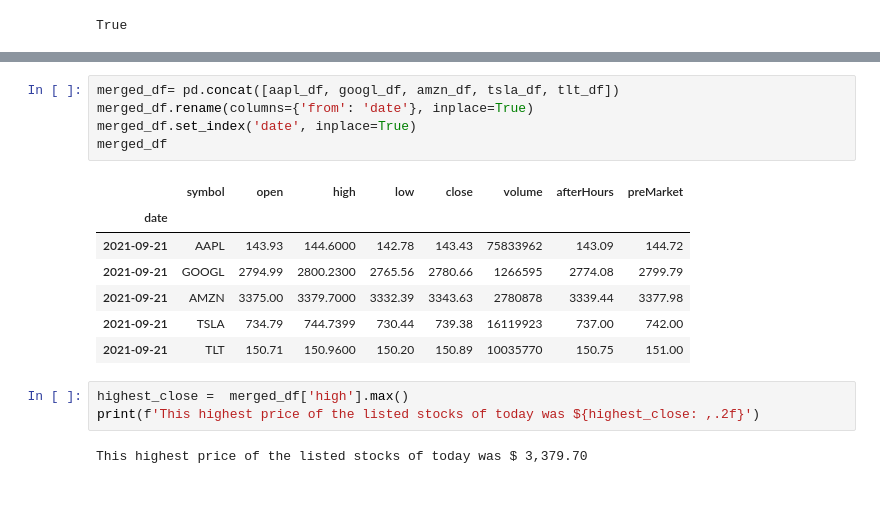
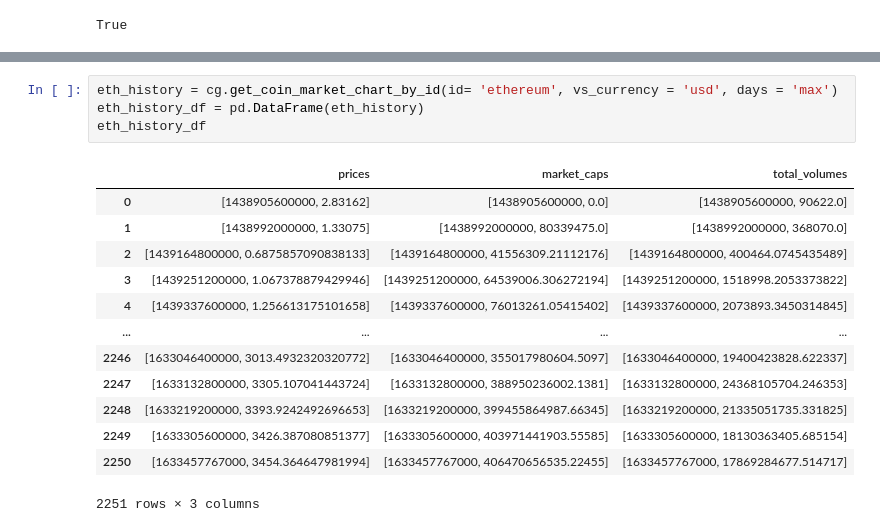
Before and after one commit to toniahurst/project_2, a Jupyter notebook: data_collection_db.ipynb, the cells around one changed output, grey strips where cells are left out. Drawn from its saved outputs; the diff is of its cells as text; blank space fills up the shorter version.

```diff
--- a/data_collection_db.ipynb
+++ b/data_collection_db.ipynb
@@ -199,18 +60,18 @@ tlt_df
-# %%
-merged_df= pd.concat([aapl_df, googl_df, amzn_df, tsla_df, tlt_df])
-merged_df.rename(columns={'from': 'date'}, inplace=True)
-merged_df.set_index('date', inplace=True)
-merged_df
-# %% [output]
-|  | symbol | open | high | low | close | volume | afterHours | preMarket |
-| date |  |  |  |  |  |  |  |  |
-| 2021-09-21 | AAPL | 143.93 | 144.6000 | 142.78 | 143.43 | 75833962 | 143.09 | 144.72 |
-| 2021-09-21 | GOOGL | 2794.99 | 2800.2300 | 2765.56 | 2780.66 | 1266595 | 2774.08 | 2799.79 |
-| 2021-09-21 | AMZN | 3375.00 | 3379.7000 | 3332.39 | 3343.63 | 2780878 | 3339.44 | 3377.98 |
-| 2021-09-21 | TSLA | 734.79 | 744.7399 | 730.44 | 739.38 | 16119923 | 737.00 | 742.00 |
-| 2021-09-21 | TLT | 150.71 | 150.9600 | 150.20 | 150.89 | 10035770 | 150.75 | 151.00 |
-# %%
-highest_close =  merged_df['high'].max()
-print(f'This highest price of the listed stocks of today was ${highest_close: ,.2f}')
-# %% [output]
-This highest price of the listed stocks of today was $ 3,379.70
+# %%
+eth_history = cg.get_coin_market_chart_by_id(id= 'ethereum', vs_currency = 'usd', days = 'max')
+eth_history_df = pd.DataFrame(eth_history)
+eth_history_df
+# %% [output]
+|  | prices | market_caps | total_volumes |
+| 0 | [1438905600000, 2.83162] | [1438905600000, 0.0] | [1438905600000, 90622.0] |
+| 1 | [1438992000000, 1.33075] | [1438992000000, 80339475.0] | [1438992000000, 368070.0] |
+| 2 | [1439164800000, 0.6875857090838133] | [1439164800000, 41556309.21112176] | [1439164800000, 400464.0745435489] |
+| 3 | [1439251200000, 1.067378879429946] | [1439251200000, 64539006.306272194] | [1439251200000, 1518998.2053373822] |
+| 4 | [1439337600000, 1.256613175101658] | [1439337600000, 76013261.05415402] | [1439337600000, 2073893.3450314845] |
+| ... | ... | ... | ... |
+| 2246 | [1633046400000, 3013.4932320320772] | [1633046400000, 355017980604.5097] | [1633046400000, 19400423828.622337] |
+| 2247 | [1633132800000, 3305.107041443724] | [1633132800000, 388950236002.1381] | [1633132800000, 24368105704.246353] |
+| 2248 | [1633219200000, 3393.9242492696653] | [1633219200000, 399455864987.66345] | [1633219200000, 21335051735.331825] |
+| 2249 | [1633305600000, 3426.387080851377] | [1633305600000, 403971441903.55585] | [1633305600000, 18130363405.685154] |
+| 2250 | [1633457767000, 3454.364647981994] | [1633457767000, 406470656535.22455] | [1633457767000, 17869284677.514717] |
+2251 rows × 3 columns
```
Also changed, not shown: parts of 37 cells of this notebook.
